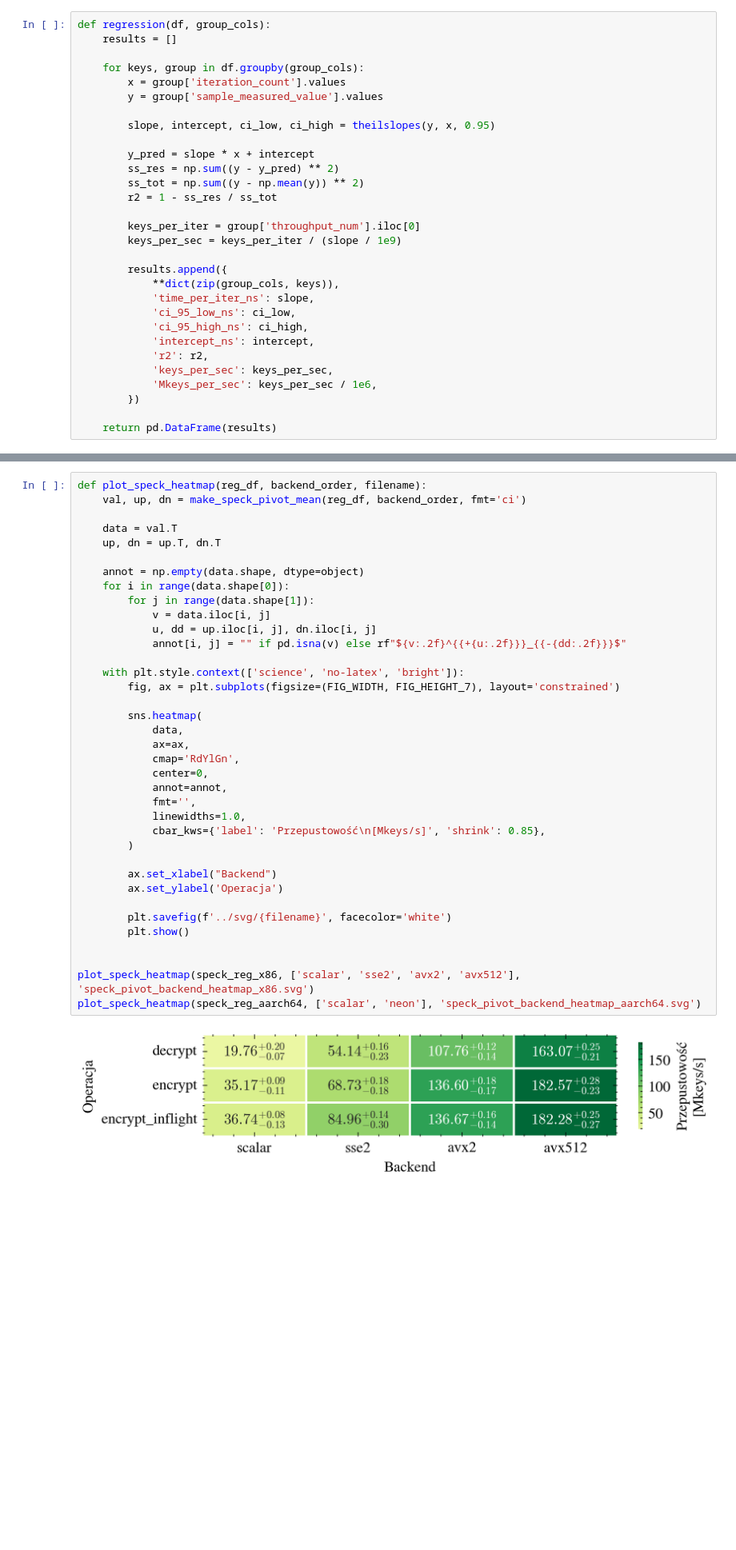
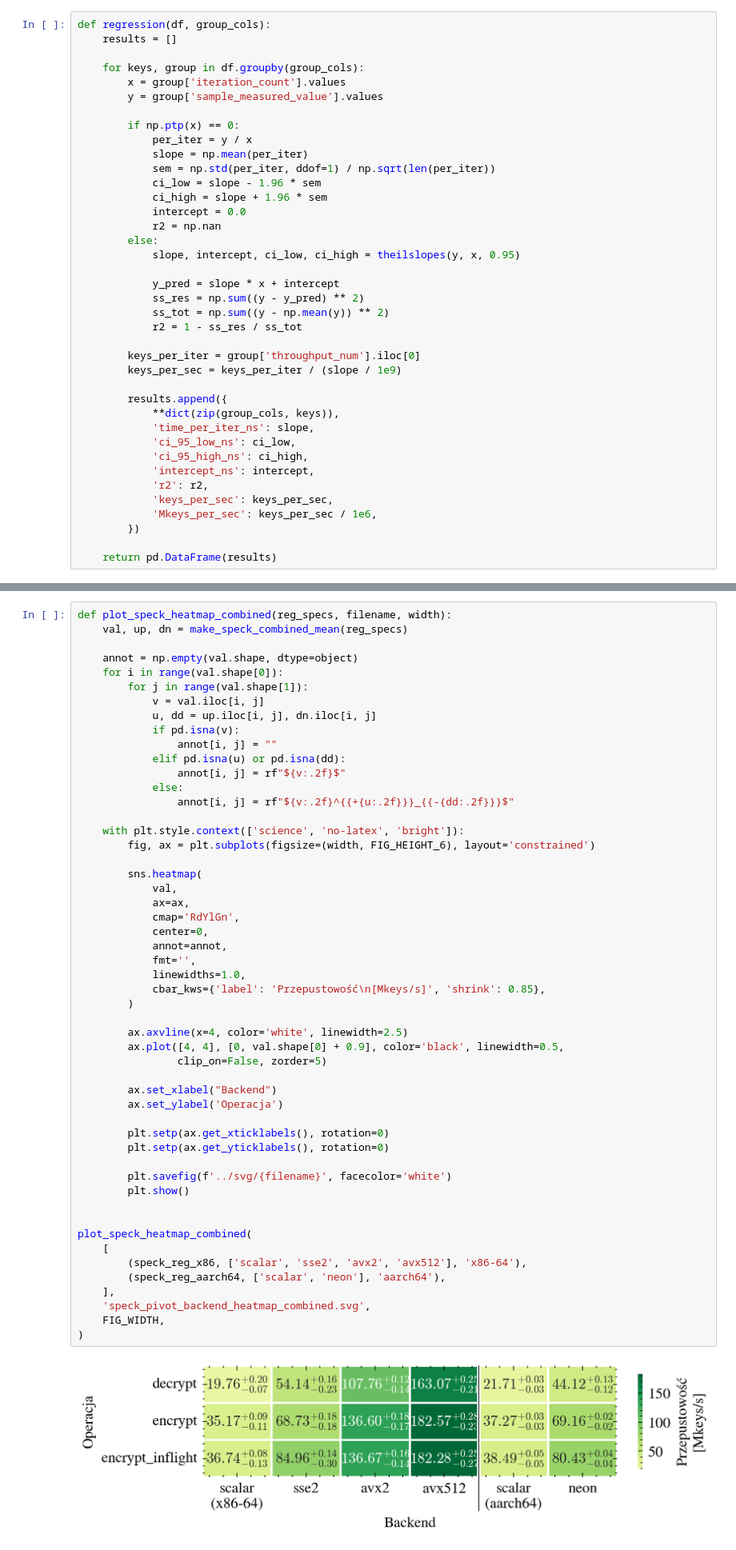
Before and after one commit to jan-chojnacki/SpeckProbe, a Jupyter notebook: analysis/notebooks/criterion.ipynb, the cells around one changed output, grey strips where cells are left out. Shown at 80% size. Saved outputs shown, nothing was run; the diff lists cells and outputs as text; blank space fills up the shorter version.

```diff
--- a/analysis/notebooks/criterion.ipynb
+++ b/analysis/notebooks/criterion.ipynb
@@ -58,12 +58,21 @@ def regression(df, group_cols):
         x = group['iteration_count'].values
         y = group['sample_measured_value'].values
 
-        slope, intercept, ci_low, ci_high = theilslopes(y, x, 0.95)
+        if np.ptp(x) == 0:
+            per_iter = y / x
+            slope = np.mean(per_iter)
+            sem = np.std(per_iter, ddof=1) / np.sqrt(len(per_iter))
+            ci_low = slope - 1.96 * sem
+            ci_high = slope + 1.96 * sem
+            intercept = 0.0
+            r2 = np.nan
+        else:
+            slope, intercept, ci_low, ci_high = theilslopes(y, x, 0.95)
 
-        y_pred = slope * x + intercept
-        ss_res = np.sum((y - y_pred) ** 2)
-        ss_tot = np.sum((y - np.mean(y)) ** 2)
-        r2 = 1 - ss_res / ss_tot
+            y_pred = slope * x + intercept
+            ss_res = np.sum((y - y_pred) ** 2)
+            ss_tot = np.sum((y - np.mean(y)) ** 2)
+            r2 = 1 - ss_res / ss_tot
 
         keys_per_iter = group['throughput_num'].iloc[0]
         keys_per_sec = keys_per_iter / (slope / 1e9)
@@ -149,39 +167,54 @@ def make_speck_pivot_mean(reg_df, backend_order, fmt=False):
 # %%
-def plot_speck_heatmap(reg_df, backend_order, filename):
-    val, up, dn = make_speck_pivot_mean(reg_df, backend_order, fmt='ci')
+def plot_speck_heatmap_combined(reg_specs, filename, width):
+    val, up, dn = make_speck_combined_mean(reg_specs)
 
-    data = val.T
-    up, dn = up.T, dn.T
-
-    annot = np.empty(data.shape, dtype=object)
-    for i in range(data.shape[0]):
-        for j in range(data.shape[1]):
-            v = data.iloc[i, j]
+    annot = np.empty(val.shape, dtype=object)
+    for i in range(val.shape[0]):
+        for j in range(val.shape[1]):
+            v = val.iloc[i, j]
             u, dd = up.iloc[i, j], dn.iloc[i, j]
-            annot[i, j] = "" if pd.isna(v) else rf"${v:.2f}^{{+{u:.2f}}}_{{-{dd:.2f}}}$"
+            if pd.isna(v):
+                annot[i, j] = ""
+            elif pd.isna(u) or pd.isna(dd):
+                annot[i, j] = rf"${v:.2f}$"
+            else:
+                annot[i, j] = rf"${v:.2f}^{{+{u:.2f}}}_{{-{dd:.2f}}}$"
 
     with plt.style.context(['science', 'no-latex', 'bright']):
-        fig, ax = plt.subplots(figsize=(FIG_WIDTH, FIG_HEIGHT_7), layout='constrained')
+        fig, ax = plt.subplots(figsize=(width, FIG_HEIGHT_6), layout='constrained')
 
         sns.heatmap(
-            data,
+            val,
             ax=ax,
             cmap='RdYlGn',
             center=0,
             annot=annot,
             fmt='',
             linewidths=1.0,
             cbar_kws={'label': 'Przepustowość\n[Mkeys/s]', 'shrink': 0.85},
         )
 
+        ax.axvline(x=4, color='white', linewidth=2.5)
+        ax.plot([4, 4], [0, val.shape[0] + 0.9], color='black', linewidth=0.5,
+                clip_on=False, zorder=5)
+
         ax.set_xlabel("Backend")
         ax.set_ylabel('Operacja')
+
+        plt.setp(ax.get_xticklabels(), rotation=0)
+        plt.setp(ax.get_yticklabels(), rotation=0)
 
         plt.savefig(f'../svg/{filename}', facecolor='white')
         plt.show()
 
 
-plot_speck_heatmap(speck_reg_x86, ['scalar', 'sse2', 'avx2', 'avx512'], 'speck_pivot_backend_heatmap_x86.svg')
-plot_speck_heatmap(speck_reg_aarch64, ['scalar', 'neon'], 'speck_pivot_backend_heatmap_aarch64.svg')
+plot_speck_heatmap_combined(
+    [
+        (speck_reg_x86, ['scalar', 'sse2', 'avx2', 'avx512'], 'x86-64'),
+        (speck_reg_aarch64, ['scalar', 'neon'], 'aarch64'),
+    ],
+    'speck_pivot_backend_heatmap_combined.svg',
+    FIG_WIDTH,
+)
 # %% [output]
-[figure, old version]
+[figure, new version]
```
Also changed, not shown: parts of 13 cells of this notebook.
